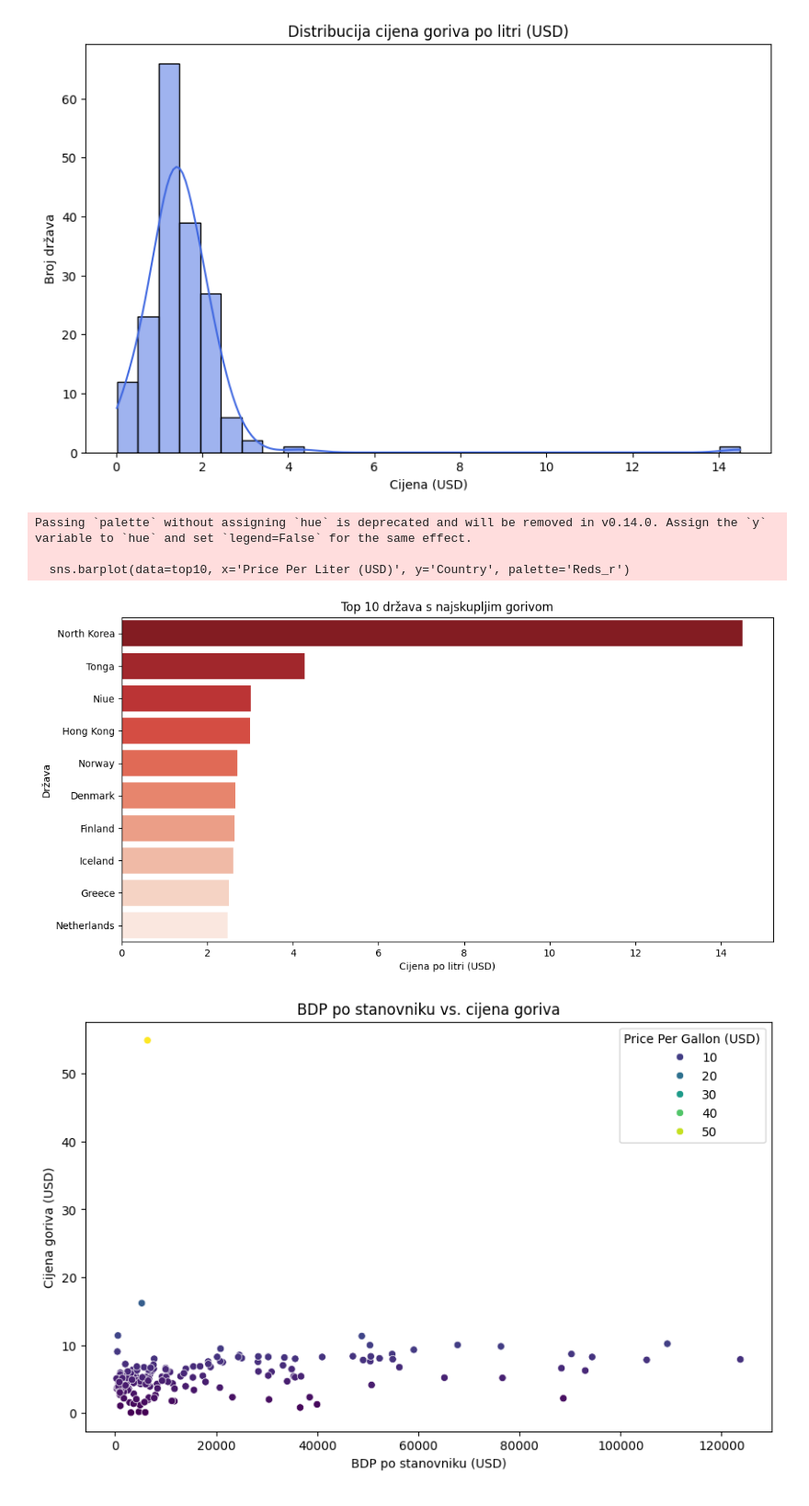
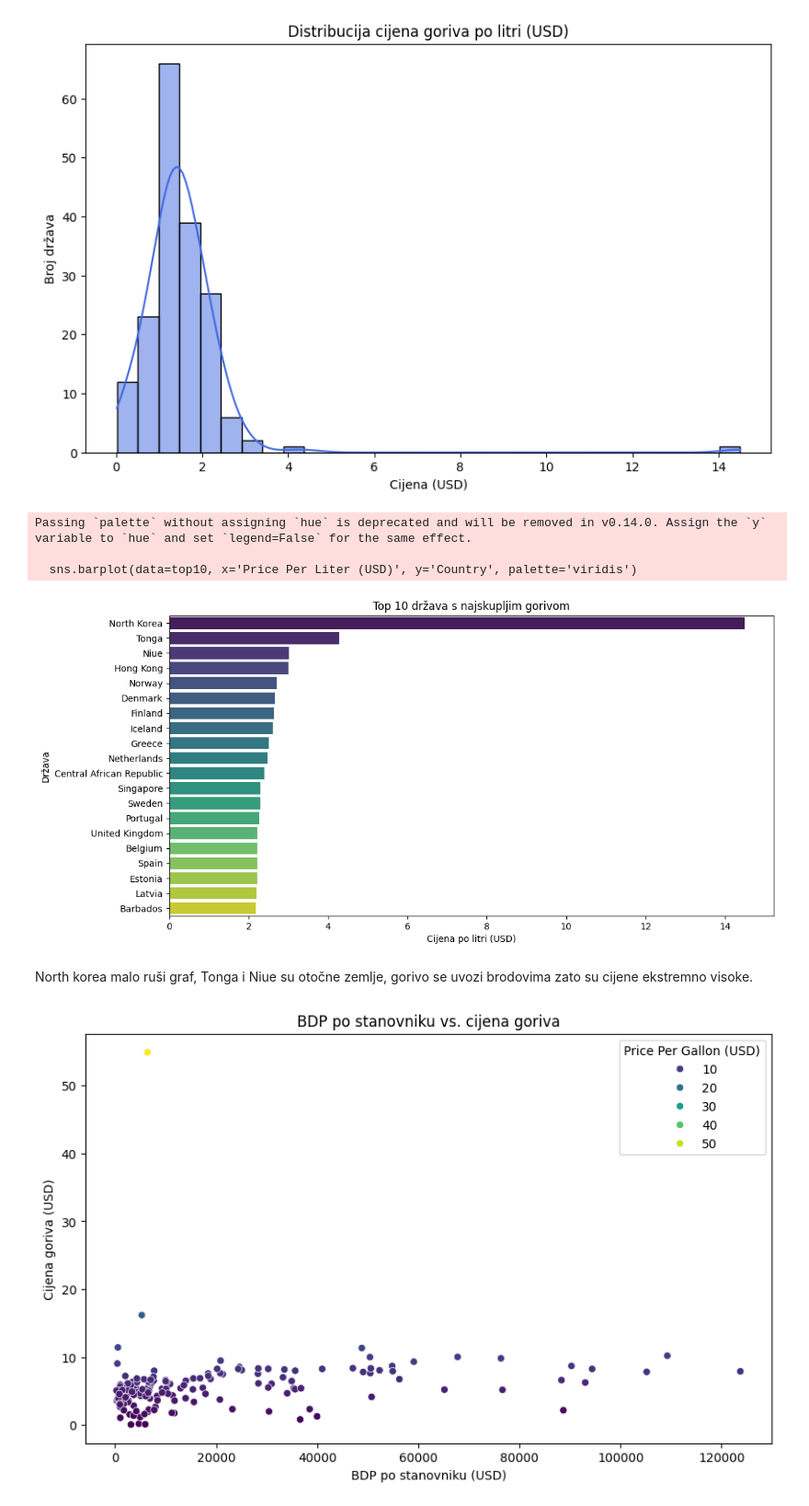
Before and after one commit to inizek23/Projekt-PzAP, a Jupyter notebook: PROJEKT_PzAP_Nizek.ipynb, the cells around one changed output. Shown at 92% size. Saved outputs shown, nothing was run; the diff lists cells and outputs as text; code cells hidden in the pictures.

Commit message:
Malo popravljanje grafova, implementiran grok i flask za API. API radi. Treba samo napraviti da se ispisuju podaci.

```diff
--- a/PROJEKT_PzAP_Nizek.ipynb
+++ b/PROJEKT_PzAP_Nizek.ipynb
@@ -245,19 +249,21 @@ plt.show()
 # %% [output]
 [figure]
 # %%
-top10 = merged.sort_values('Price Per Gallon (USD)', ascending=False).head(10)
+top10 = merged.sort_values('Price Per Gallon (USD)', ascending=False).head(20)
 
 plt.figure(figsize=(12,6))
-sns.barplot(data=top10, x='Price Per Liter (USD)', y='Country', palette='Reds_r')
+sns.barplot(data=top10, x='Price Per Liter (USD)', y='Country', palette='viridis')
 plt.title('Top 10 država s najskupljim gorivom')
 plt.xlabel('Cijena po litri (USD)')
 plt.ylabel('Država')
 plt.show()
 # %% [output]
 Passing `palette` without assigning `hue` is deprecated and will be removed in v0.14.0. Assign the `y` variable to `hue` and set `legend=False` for the same effect.
 
-  sns.barplot(data=top10, x='Price Per Liter (USD)', y='Country', palette='Reds_r')
+  sns.barplot(data=top10, x='Price Per Liter (USD)', y='Country', palette='viridis')
-[figure, old version]
+[figure, new version]
+# %% [markdown]
+North korea malo ruši graf, Tonga i Niue su otočne zemlje, gorivo se uvozi brodovima zato su cijene ekstremno visoke.
 # %%
 plt.figure(figsize=(10,6))
 sns.scatterplot(data=merged, x='gdp_per_capita', y='Price Per Gallon (USD)', hue='Price Per Gallon (USD)', palette='viridis')
```
Also changed, not shown: parts of 9 cells of this notebook.
